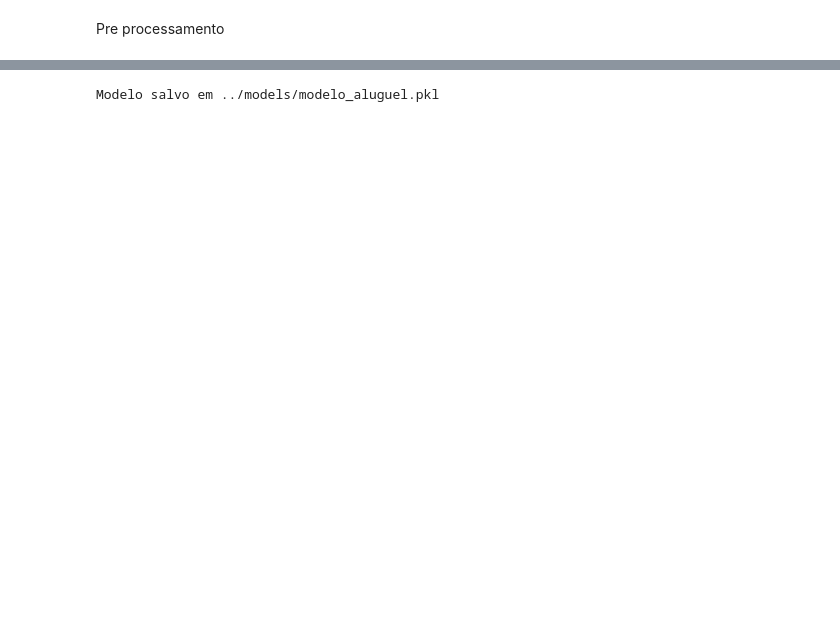
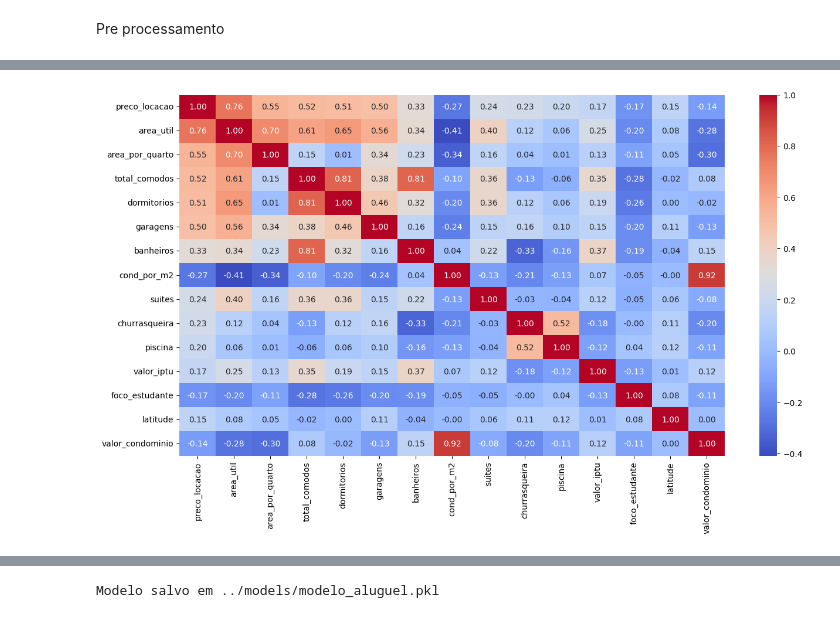
Before and after one commit to decker12w/am, a Jupyter notebook: pre_processing/notebook.ipynb, the cells around one changed output, grey strips where cells are left out. Drawn from its saved outputs; the diff is of its cells as text; code cells hidden in the pictures; blank space fills up the shorter version.

```diff
--- a/pre_processing/notebook.ipynb
+++ b/pre_processing/notebook.ipynb
@@ -117,9 +255,12 @@ Base Pronta! Total de linhas para o modelo: 1446
 # %%
 desc = df['descricao'].fillna('').astype(str).str.lower() if 'descricao' in df.columns else pd.Series('', index=df.index)
 
-# Features limpas e diretas
+# Features de texto
 df['foco_estudante'] = desc.str.contains('estudante|republica|caaso|federal|kitnet|republicas', regex=True).astype(int)
 df['reformado_novo'] = desc.str.contains('reformado|novo|primeira locacao|recem', regex=True).astype(int)
+df['mobiliado'] = desc.str.contains('mobiliado|mobilhado|mobilia', regex=True).astype(int)
+df['piscina'] = desc.str.contains('piscina', regex=True).astype(int)
+df['churrasqueira'] = desc.str.contains('churrasqueira|churrasq', regex=True).astype(int)
 
 df['cond_por_m2'] = (df['valor_condominio'] / df['area_util']).replace([np.inf, -np.inf], 0).fillna(0)
 df['total_comodos'] = df['dormitorios'] + df['banheiros']
@@ -130,18 +271,21 @@ if 'latitude' in df.columns and 'longitude' in df.columns:
     CENTRO_LAT, CENTRO_LON = -22.0174, -47.8908
     UFSCAR_LAT, UFSCAR_LON = -21.9839, -47.8822
     USP_CAMPUS1_LAT, USP_CAMPUS1_LON = -22.0063, -47.8946
+    RODOVIARIA_LAT, RODOVIARIA_LON = -22.0304, -47.8823
 
-    # Mantemos só os 3 polos principais para não dar colinearidade
     df['dist_centro'] = np.sqrt((df['latitude'] - CENTRO_LAT)**2 + (df['longitude'] - CENTRO_LON)**2) * KM_DEGREE
     df['dist_ufscar'] = np.sqrt((df['latitude'] - UFSCAR_LAT)**2 + (df['longitude'] - UFSCAR_LON)**2) * KM_DEGREE
     df['dist_usp'] = np.sqrt((df['latitude'] - USP_CAMPUS1_LAT)**2 + (df['longitude'] - USP_CAMPUS1_LON)**2) * KM_DEGREE
+    df['dist_rodoviaria'] = np.sqrt((df['latitude'] - RODOVIARIA_LAT)**2 + (df['longitude'] - RODOVIARIA_LON)**2) * KM_DEGREE
 
-    colunas_dist = ['dist_centro', 'dist_ufscar', 'dist_usp']
+    colunas_dist = ['dist_centro', 'dist_ufscar', 'dist_usp', 'dist_rodoviaria']
     df[colunas_dist] = df[colunas_dist].fillna(df[colunas_dist].median())
 
 contagem = df['bairro'].value_counts()
 df.loc[~df['bairro'].isin(contagem[contagem >= 5].index), 'bairro'] = 'outros'
 df = df.drop_duplicates(subset=['preco_locacao', 'bairro', 'area_util', 'dormitorios', 'banheiros', 'tipo'])
 
-print(f"Base Pronta! Total de linhas para o modelo: {len(df)}")
+print(f"Features + dedup: {len(df)} linhas")
+for fonte, qtd in df['fonte'].value_counts().items():
+    print(f"  {fonte:12s}: {qtd} linhas")
 # %% [output]
@@ -163 +335,22 @@ Base Pronta! Total de linhas para o modelo: 1287
+# %%
+remover = ['area_construida', 'endereco', 'codigo', 'area_terreno', 'url', 'area_total', 'estado', 'cidade']
+
+# Agora vai funcionar!
+df.drop(columns=remover, inplace=True, errors='ignore')
+# %%
+# Calcula a correlação de todas as numéricas
+correlacao = df.corr(numeric_only=True)
+
+# Pega as 10 colunas com maior correlação com 'preco_locacao'
+# (pegando os valores absolutos para considerar correlações negativas fortes também)
+top_colunas = correlacao['preco_locacao'].abs().nlargest(15).index
+
+# Aumenta o tamanho da figura
+plt.figure(figsize=(15, 8))
+
+# Plota o heatmap APENAS dessas 10 colunas
+sns.heatmap(df[top_colunas].corr(numeric_only=True), annot=True, fmt=".2f", cmap='coolwarm')
+plt.show()
+# %% [output]
+[figure, added]
 # %%
```
Also changed, not shown: parts of 20 cells of this notebook, 16 other files.
